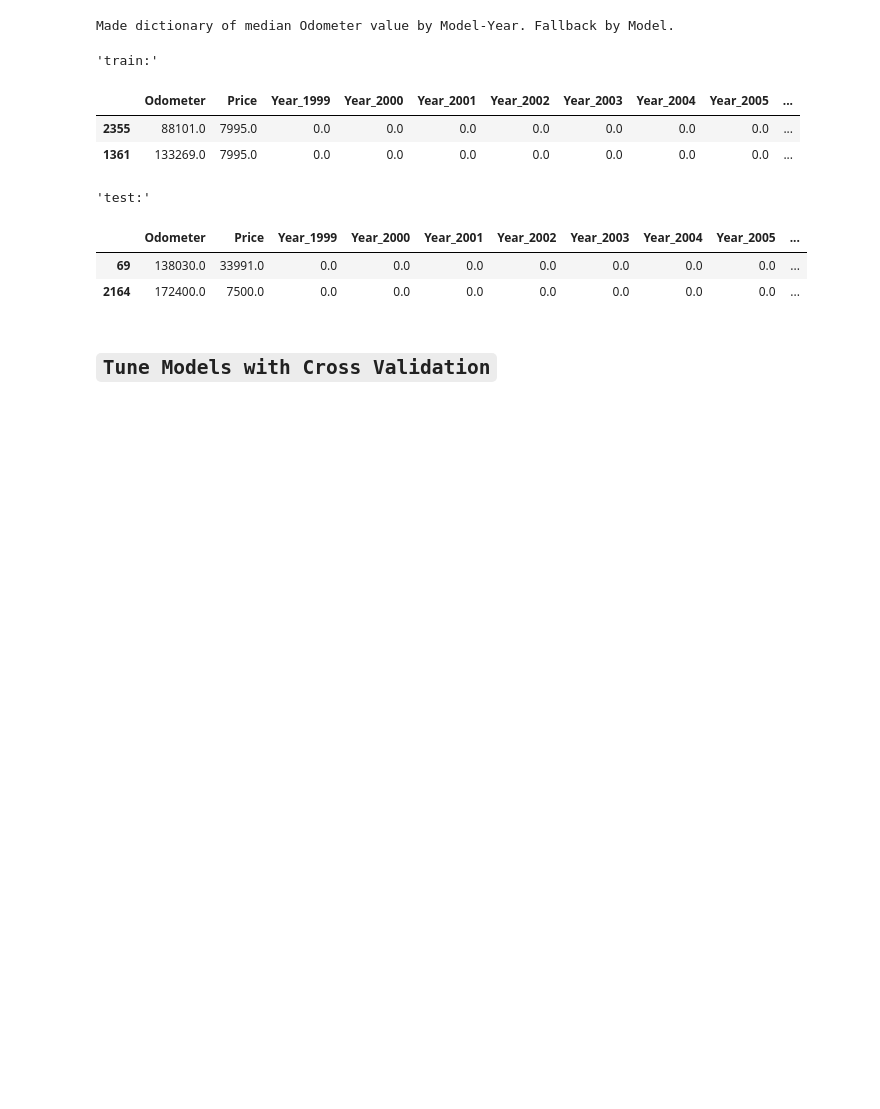
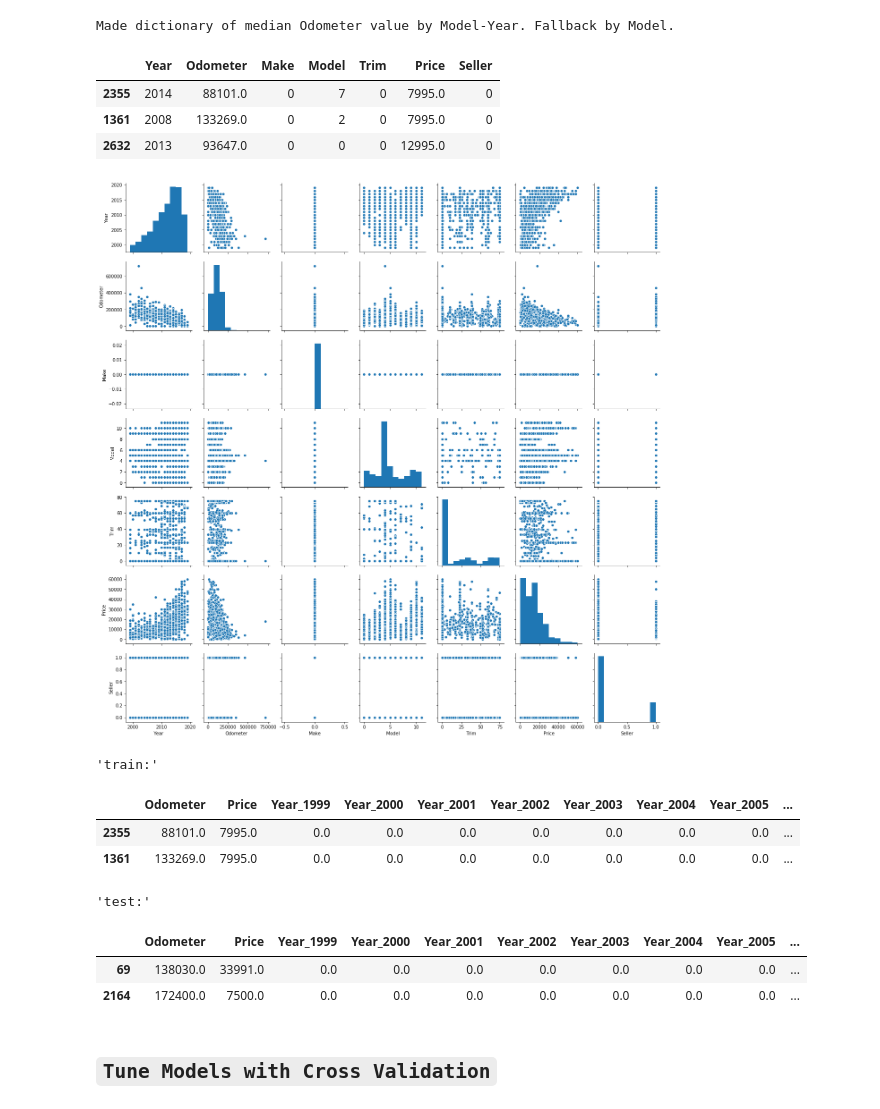
Before and after one commit to jkmackie/car_price_prediction, a Jupyter notebook: jupyter_notebooks/car_pricing_ford_v3.ipynb, the cells around one changed output. Drawn from its saved outputs; the diff is of its cells as text; code cells hidden in the pictures; blank space fills up the shorter version.

Commit message:
Added odometer feature and pairplots

```diff
--- a/jupyter_notebooks/car_pricing_ford_v3.ipynb
+++ b/jupyter_notebooks/car_pricing_ford_v3.ipynb
@@ -465,6 +465,27 @@ def impute_nan_by_categ(train_df, test_df, cat_col1, cat_col2, stat_col, stat_ca
 train, test, trnDict, trnDict_fallback = impute_nan_by_categ(train_df=train, test_df=test, cat_col1='Model', cat_col2='Year', stat_col='Odometer')
 # %% [output]
 Made dictionary of median Odometer value by Model-Year. Fallback by Model.
+# %%
+#Create numeric version of train for pairplotting.
+train2=train.copy()
+
+from sklearn.preprocessing import LabelEncoder
+le=LabelEncoder()
+
+for col in ['Make', 'Model', 'Trim', 'Seller']:
+    train2[col] = le.fit_transform(train2[col].tolist())
+display(train2.head(3))
+# %% [output]
+|  | Year | Odometer | Make | Model | Trim | Price | Seller |
+| 2355 | 2014 | 88101.0 | 0 | 7 | 0 | 7995.0 | 0 |
+| 1361 | 2008 | 133269.0 | 0 | 2 | 0 | 7995.0 | 0 |
+| 2632 | 2013 | 93647.0 | 0 | 0 | 0 | 12995.0 | 0 |
+# %%
+#Investigate outliers revealed in pairplot.  Add Poly feature for year and odometer?
+sns.pairplot(train2)
+plt.show()
+# %% [output]
+[figure, added]
 # %%
 #Get One-Hot columns for the specified categ_columns.
 categ_cols= ['Year', 'Make', 'Model', 'Trim', 'Seller']
```
Also changed, not shown: parts of 2 cells of this notebook.
